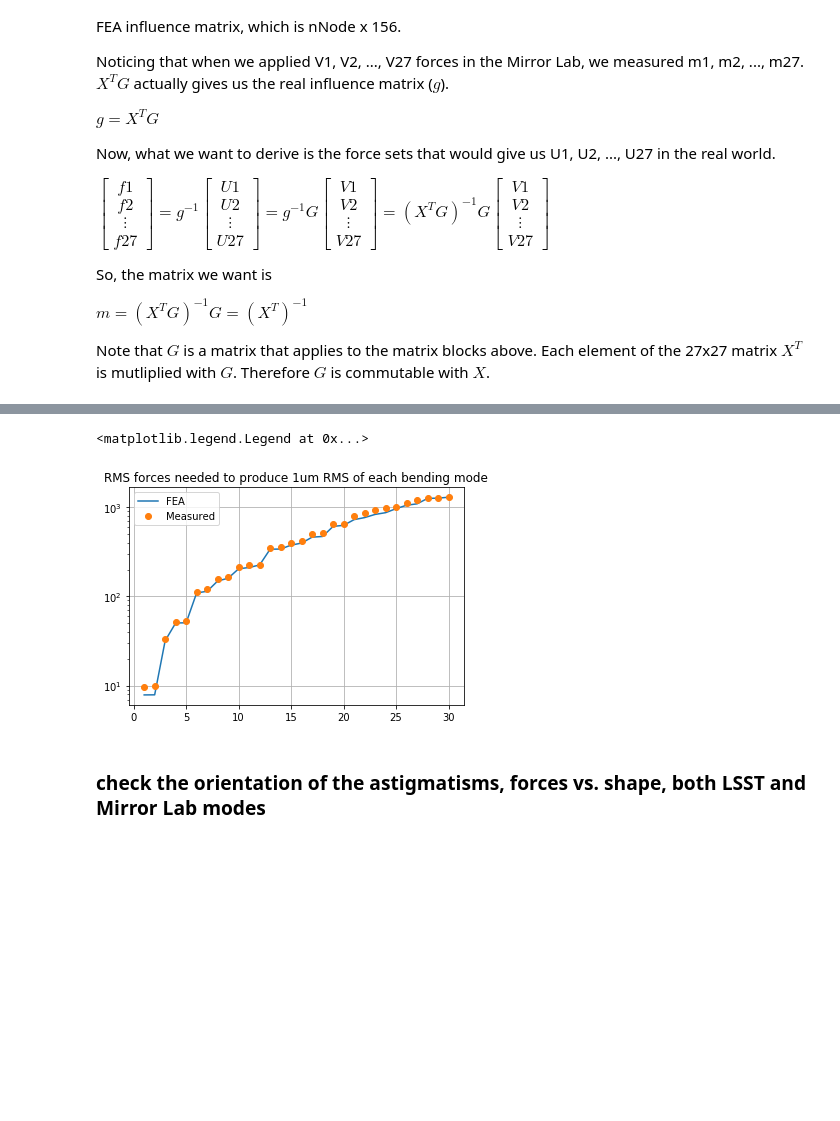
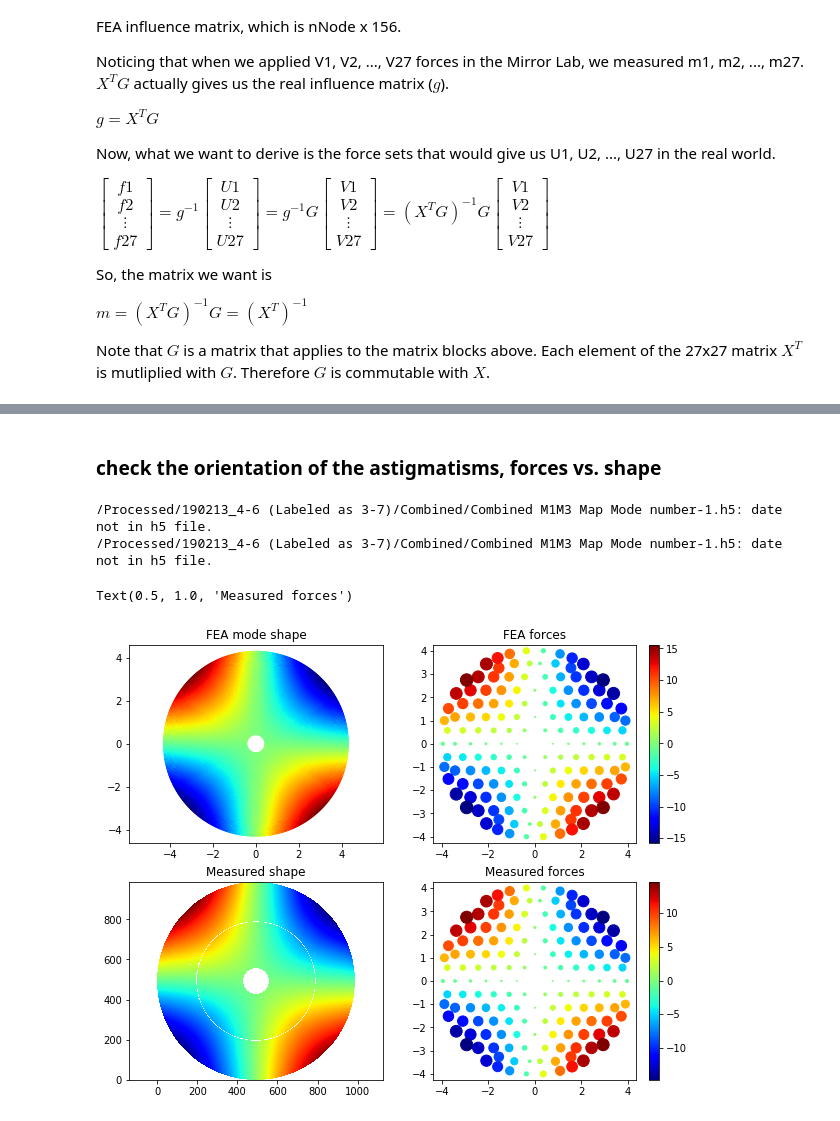
Before and after one commit to bxin/M1M3_ML, a Jupyter notebook: finalBendingModes.ipynb, the cells around one changed output, grey strips where cells are left out. Drawn from its saved outputs; the diff is of its cells as text; code cells hidden in the pictures; blank space fills up the shorter version.

```diff
--- a/finalBendingModes.ipynb
+++ b/finalBendingModes.ipynb
@@ -129,21 +144,47 @@ np.savetxt('data/M1M3_1um_156_grid.txt', aa, fmt = '%.6e')
 # %%
+m=inv(np.diag(np.diag(X)))
 f = Vdn3norm.copy() # we will leave forces for mode 28 and up untouched.
 f[:, :27] = 0
 for i in range(27):
     for j in range(27):
         f[:,i] = f[:, i]+m[i,j]*Vdn3norm[:,j]
-# %%
-#check that we didn't seriously mess up
-plt.semilogy(range(1,31), np.std(Vdn3norm[:,:30], axis=0), label='FEA')
-plt.semilogy(range(1,31), np.std(f[:,:30], axis=0),'o', label='Measured')
-plt.title('RMS forces needed to produce 1um RMS of each bending mode')
-plt.grid()
-plt.legend()
-# %% [output]
-<matplotlib.legend.Legend at 0x...>
-[figure, removed]
+# %% [markdown]
+### check the orientation of the astigmatisms, forces vs. shape
+# %%
+#get the measured mode shape
+dateID = 190213
+testID = '4-6'
+testID1 = '3-7'
+modeID = 1
+iter = ' (Labeled as 3-7)'
+fileset = sorted(glob.glob('%s/Processed/%d_%s%s/Combined/Combined*-%d.h5'%(
+    dataDir, dateID, testID, iter, modeID)))
+m1s,centerRow1,centerCol1,pixelSize1 = readH5Map(fileset, '/M1Data')
+m3s,centerRow3,centerCol3,pixelSize3 = readH5Map(fileset, '/M3Data')
+[x1, y1] = mkXYGrid(m1s, centerRow1, centerCol1, pixelSize1)
+[x3, y3] = mkXYGrid(m3s, centerRow3, centerCol3, pixelSize3)
+s = mkM1M3disp(m1s, m3s, x1, y1, x3, y3)
+
+fig, ax = plt.subplots(2,2, figsize=(10,8))
+img = ax[0][0].scatter(np.squeeze(bx), np.squeeze(by), c=-Udn3norm[:,0])
+img = ax[0][1].scatter(xact, yact, abs(Vdn3norm[:,0])*10, -Vdn3norm[:,0])
+fig.colorbar(img, ax=ax[0][1])
+img = ax[1][0].imshow(s, origin='lower')
+img = ax[1][1].scatter(xact, yact, abs(f[:,0])*10, -f[:,0])
+fig.colorbar(img, ax=ax[1][1])
+ax[0][0].axis('equal')
+ax[0][1].axis('equal')
+ax[1][0].axis('equal')
+ax[1][1].axis('equal')
+ax[0][0].set_title('FEA mode shape')
+ax[0][1].set_title('FEA forces')
+ax[1][0].set_title('Measured shape')
+ax[1][1].set_title('Measured forces')
+# %% [output]
+/Processed/190213_4-6 (Labeled as 3-7)/Combined/Combined M1M3 Map Mode number-1.h5: date not in h5 file.
+/Processed/190213_4-6 (Labeled as 3-7)/Combined/Combined M1M3 Map Mode number-1.h5: date not in h5 file.
+Text(0.5, 1.0, 'Measured forces')
+[figure, added]
 # %%
 aa = np.hstack([actID.reshape(-1,1), xact.reshape(-1,1), yact.reshape(-1,1), f])
 np.savetxt('data/M1M3_1um_156_force.txt', aa, fmt = '%.6e')
-# %% [markdown]
-### check the orientation of the astigmatisms, forces vs. shape, both LSST and Mirror Lab modes
```
Also changed, not shown: parts of 13 cells of this notebook, 4 other files.
